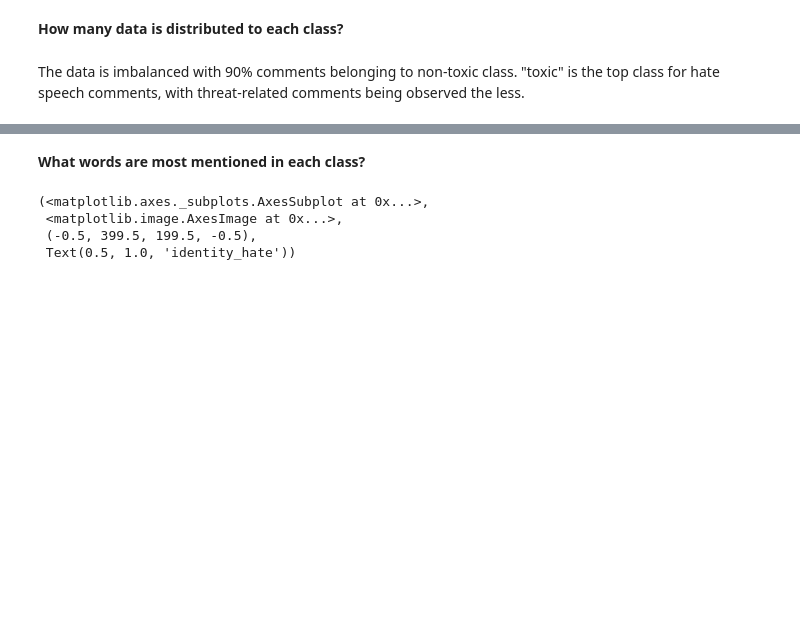
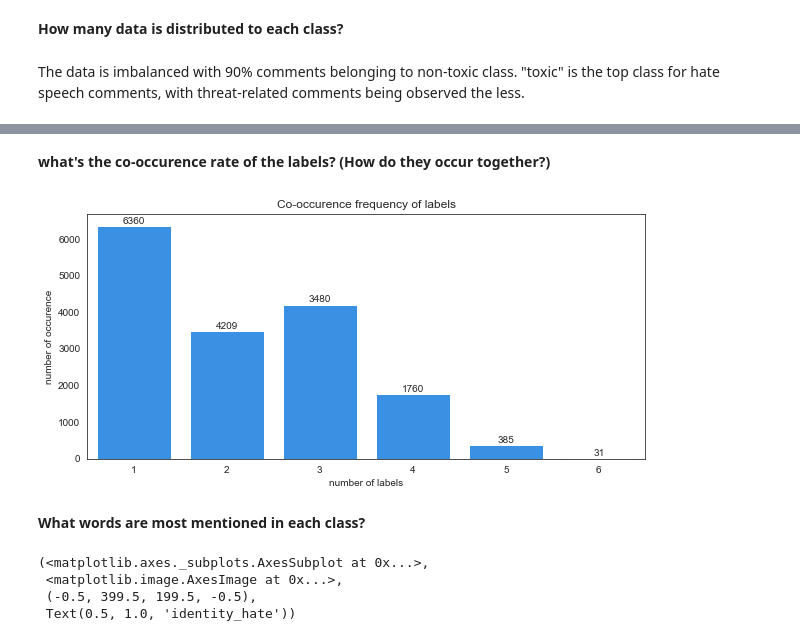
Before and after one commit to dorislin27/toxic_comment_classifier, a Jupyter notebook: classifier_toxic_comment.ipynb, the cells around one changed output, grey strips where cells are left out. Cells and saved outputs as stored; diff of their text form; code cells hidden in the pictures; blank space fills up the shorter version.

```diff
--- a/classifier_toxic_comment.ipynb
+++ b/classifier_toxic_comment.ipynb
@@ -316,3 +343,25 @@ for rect, total in zip(rects, total):
+# %% [markdown]
+**what's the co-occurence rate of the labels? (How do they occur together?)**
+# %%
+# count the co-occurene frequency of the labels
+df['colabeling'] = class_data.sum(axis=1)
+colabeling = df['colabeling'].value_counts()
+plt.figure(figsize = (10,4.5))
+# ignore the ones without any labels
+ax = sns.barplot(colabeling.index[1:], colabeling.values[1:], color = 'dodgerblue')
+plt.title('Co-occurence frequency of labels')
+plt.xlabel('number of labels')
+plt.ylabel('number of occurence')
+# adding the text labels on chart
+rects = ax.patches
+labels = colabeling.values[1:]
+for rect, label in zip(rects, labels):
+    height = rect.get_height()
+    ax.text(rect.get_x() + rect.get_width()/2, height + 5, label, ha='center', va='bottom')
+
+plt.show()
+# %% [output]
+[figure, added]
 # %% [markdown]
 **What words are most mentioned in each class?**
 # %%
```
Also changed, not shown: parts of 40 cells of this notebook.
